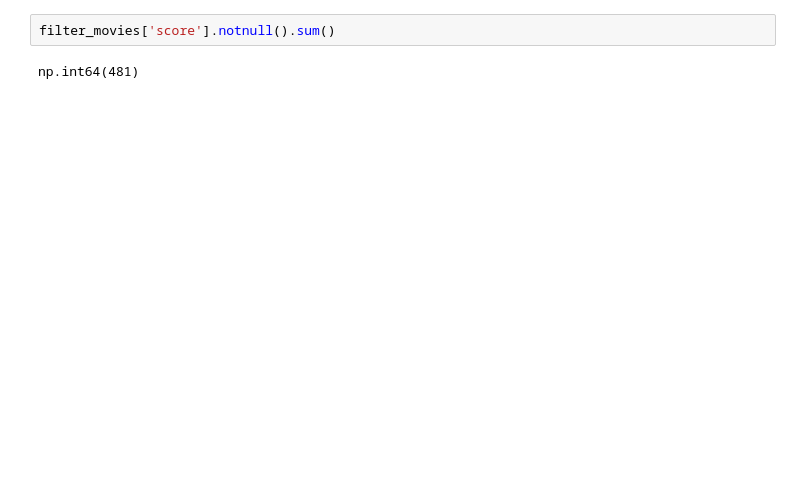
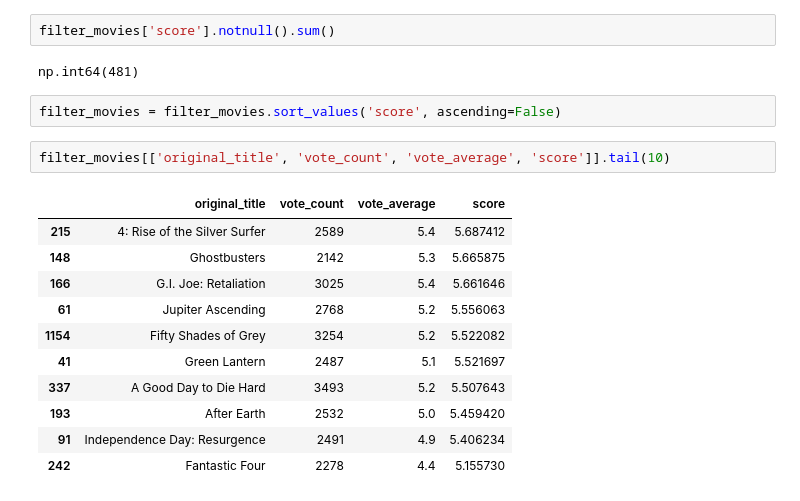
Before and after one commit to ashokumar06/Movie-Recommendation-System, a Jupyter notebook: main.ipynb, the cells around one changed output. Drawn from its saved outputs; the diff is of its cells as text; blank space fills up the shorter version.

```diff
--- a/main.ipynb
+++ b/main.ipynb
@@ -151,3 +151,19 @@ filter_movies.head(1)
 filter_movies['score'].notnull().sum()
 # %% [output]
 np.int64(481)
+# %%
+filter_movies = filter_movies.sort_values('score', ascending=False)
+# %%
+filter_movies[['original_title', 'vote_count', 'vote_average', 'score']].tail(10)
+# %% [output]
+|  | original_title | vote_count | vote_average | score |
+| 215 | 4: Rise of the Silver Surfer | 2589 | 5.4 | 5.687412 |
+| 148 | Ghostbusters | 2142 | 5.3 | 5.665875 |
+| 166 | G.I. Joe: Retaliation | 3025 | 5.4 | 5.661646 |
+| 61 | Jupiter Ascending | 2768 | 5.2 | 5.556063 |
+| 1154 | Fifty Shades of Grey | 3254 | 5.2 | 5.522082 |
+| 41 | Green Lantern | 2487 | 5.1 | 5.521697 |
+| 337 | A Good Day to Die Hard | 3493 | 5.2 | 5.507643 |
+| 193 | After Earth | 2532 | 5.0 | 5.459420 |
+| 91 | Independence Day: Resurgence | 2491 | 4.9 | 5.406234 |
+| 242 | Fantastic Four | 2278 | 4.4 | 5.155730 |
```
Also changed, not shown: parts of 20 cells of this notebook.
